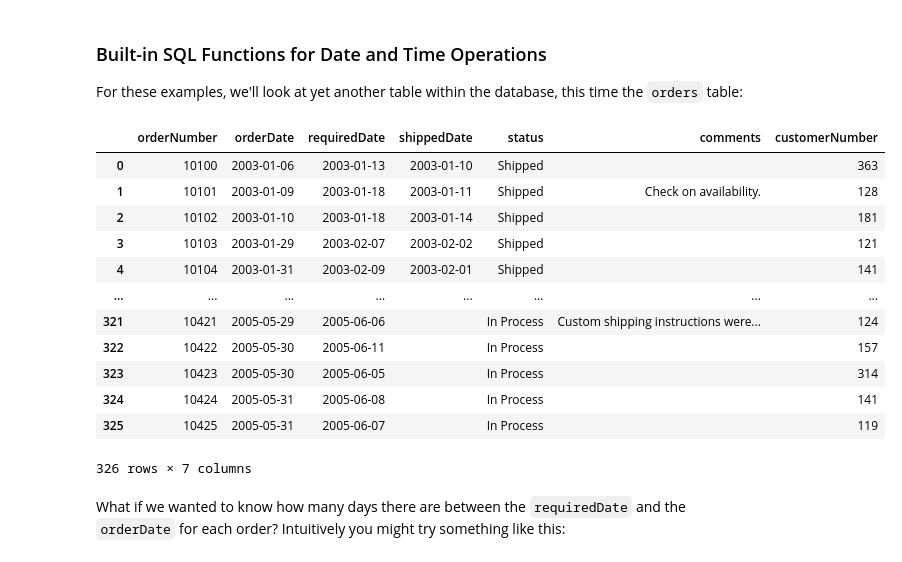
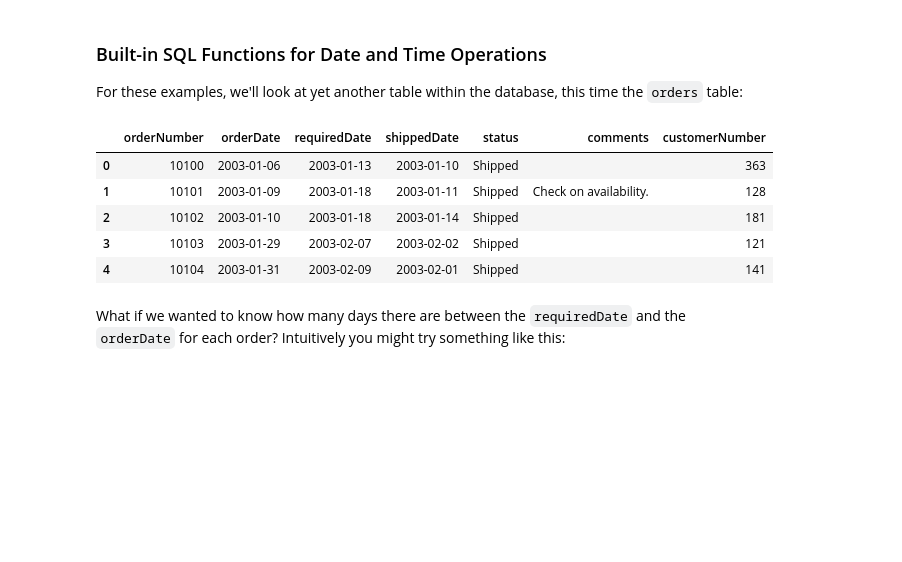
Before and after one commit to rurigi-waweru/dsfpt10-p2-03-selecting-data-with-sql-v2-4-r, a Jupyter notebook: index.ipynb, the cells around one changed output. Saved outputs shown, nothing was run; the diff lists cells and outputs as text; code cells hidden in the pictures; blank space fills up the shorter version.

```diff
--- a/index.ipynb
+++ b/index.ipynb
@@ -476,21 +472,14 @@ FROM
 
 For these examples, we'll look at yet another table within the database, this time the `orders` table:
 # %%
-pd.read_sql("""SELECT * FROM orders;""", conn)
+pd.read_sql("""SELECT * FROM orders;""", conn).head()
 # %% [output]
 |  | orderNumber | orderDate | requiredDate | shippedDate | status | comments | customerNumber |
 | 0 | 10100 | 2003-01-06 | 2003-01-13 | 2003-01-10 | Shipped |  | 363 |
 | 1 | 10101 | 2003-01-09 | 2003-01-18 | 2003-01-11 | Shipped | Check on availability. | 128 |
 | 2 | 10102 | 2003-01-10 | 2003-01-18 | 2003-01-14 | Shipped |  | 181 |
 | 3 | 10103 | 2003-01-29 | 2003-02-07 | 2003-02-02 | Shipped |  | 121 |
 | 4 | 10104 | 2003-01-31 | 2003-02-09 | 2003-02-01 | Shipped |  | 141 |
-| ... | ... | ... | ... | ... | ... | ... | ... |
-| 321 | 10421 | 2005-05-29 | 2005-06-06 |  | In Process | Custom shipping instructions were... | 124 |
-| 322 | 10422 | 2005-05-30 | 2005-06-11 |  | In Process |  | 157 |
-| 323 | 10423 | 2005-05-30 | 2005-06-05 |  | In Process |  | 314 |
-| 324 | 10424 | 2005-05-31 | 2005-06-08 |  | In Process |  | 141 |
-| 325 | 10425 | 2005-05-31 | 2005-06-07 |  | In Process |  | 119 |
-326 rows × 7 columns
 # %% [markdown]
 What if we wanted to know how many days there are between the `requiredDate` and the `orderDate` for each order? Intuitively you might try something like this:
 # %%
```
Also changed, not shown: parts of 3 cells of this notebook.
